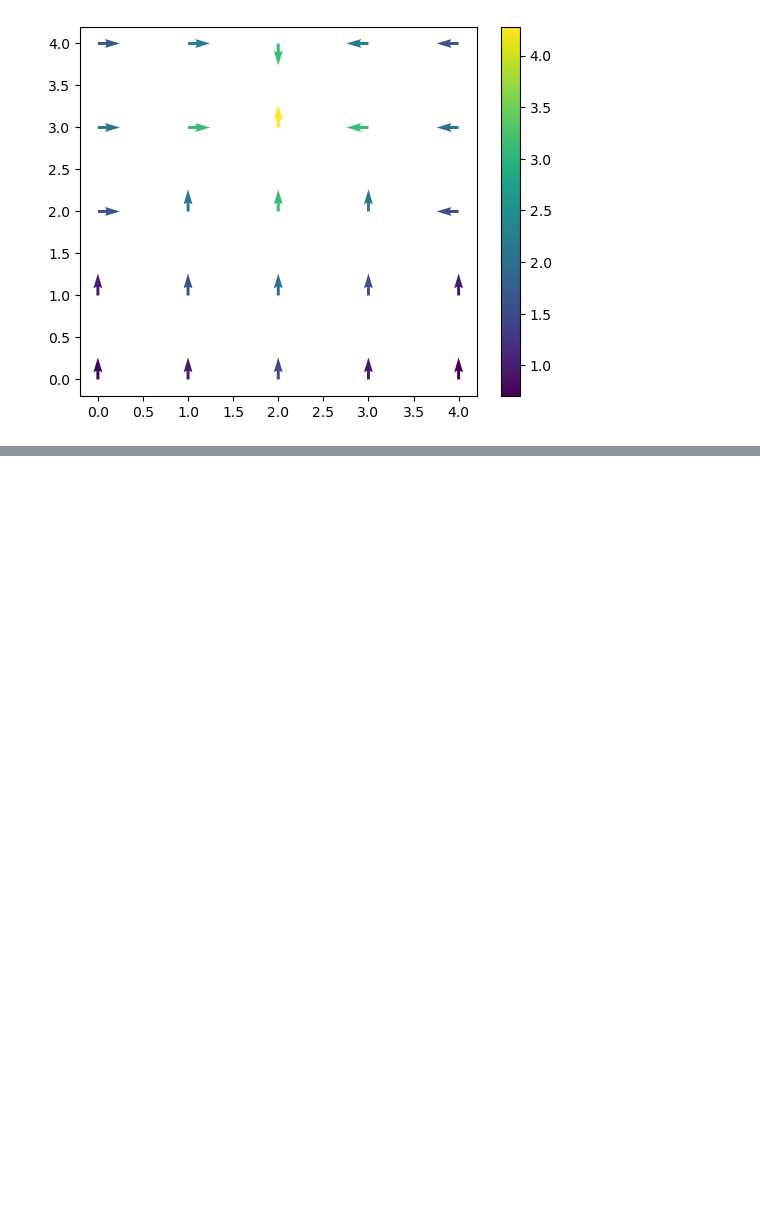
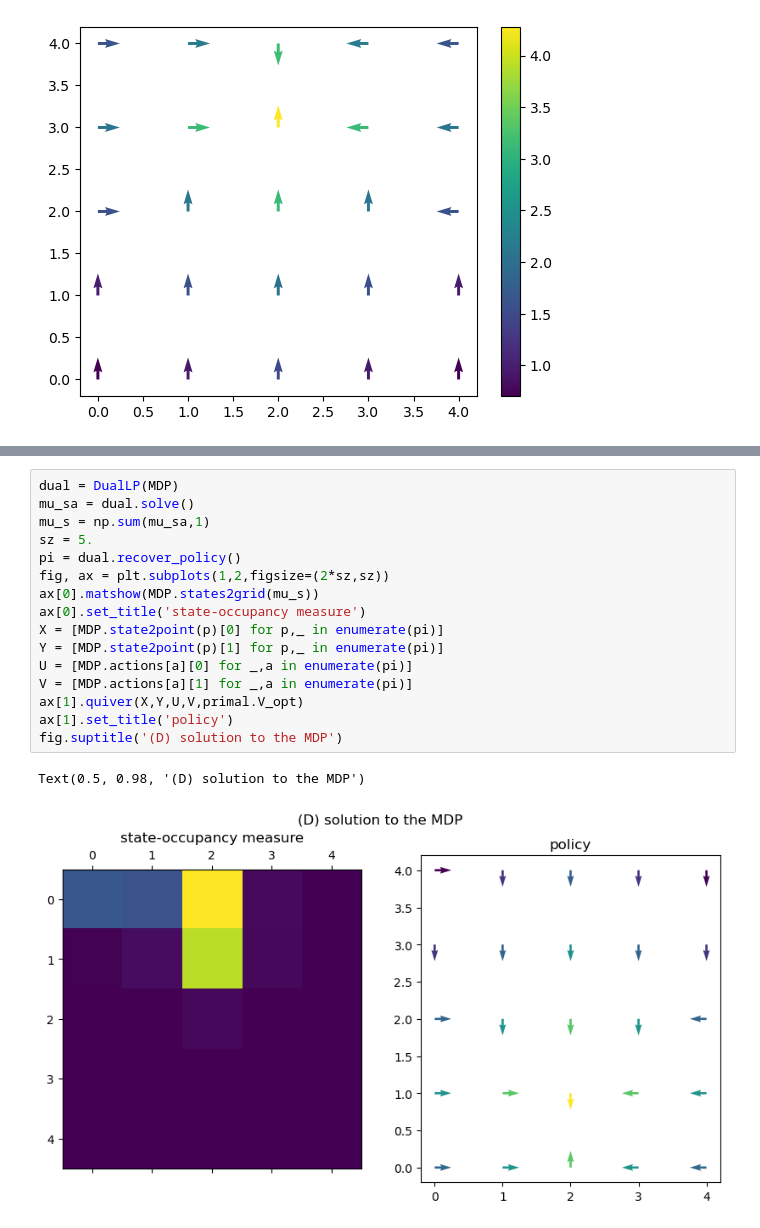
Before and after one commit to RenardDesNeiges/CIRL_Experiments, a Jupyter notebook: example.ipynb, the cells around one changed output, grey strips where cells are left out. Saved outputs shown, nothing was run; the diff lists cells and outputs as text; blank space fills up the shorter version.

```diff
--- a/example.ipynb
+++ b/example.ipynb
@@ -241,0 +229,19 @@ plt.show()
+# %%
+dual = DualLP(MDP)
+mu_sa = dual.solve()
+mu_s = np.sum(mu_sa,1)
+sz = 5.
+pi = dual.recover_policy()
+fig, ax = plt.subplots(1,2,figsize=(2*sz,sz))
+ax[0].matshow(MDP.states2grid(mu_s))
+ax[0].set_title('state-occupancy measure')
+X = [MDP.state2point(p)[0] for p,_ in enumerate(pi)]
+Y = [MDP.state2point(p)[1] for p,_ in enumerate(pi)]
+U = [MDP.actions[a][0] for _,a in enumerate(pi)]
+V = [MDP.actions[a][1] for _,a in enumerate(pi)]
+ax[1].quiver(X,Y,U,V,primal.V_opt)
+ax[1].set_title('policy')
+fig.suptitle('(D) solution to the MDP')
+# %% [output]
+Text(0.5, 0.98, '(D) solution to the MDP')
+[figure, added]
```
Also changed, not shown: parts of 8 cells of this notebook, 1 other file.
